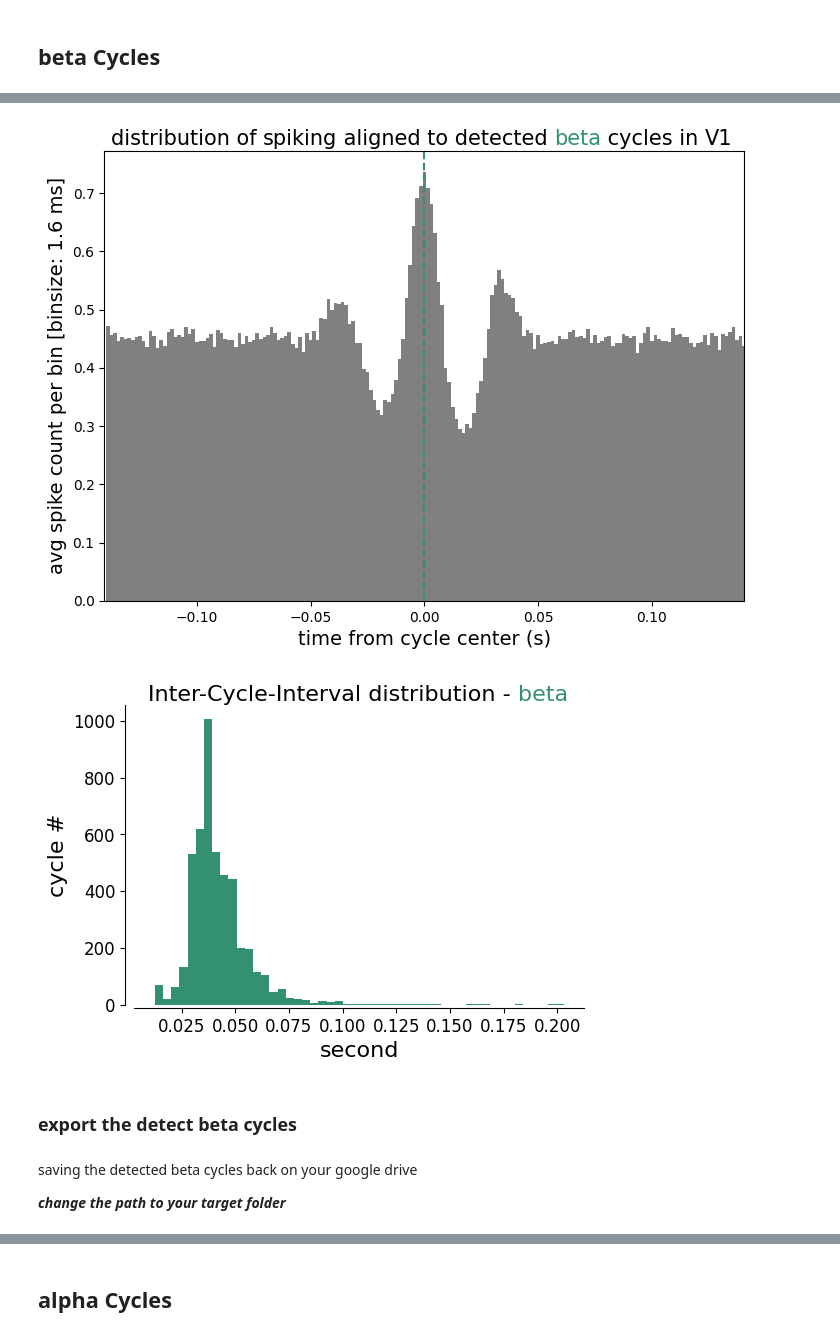
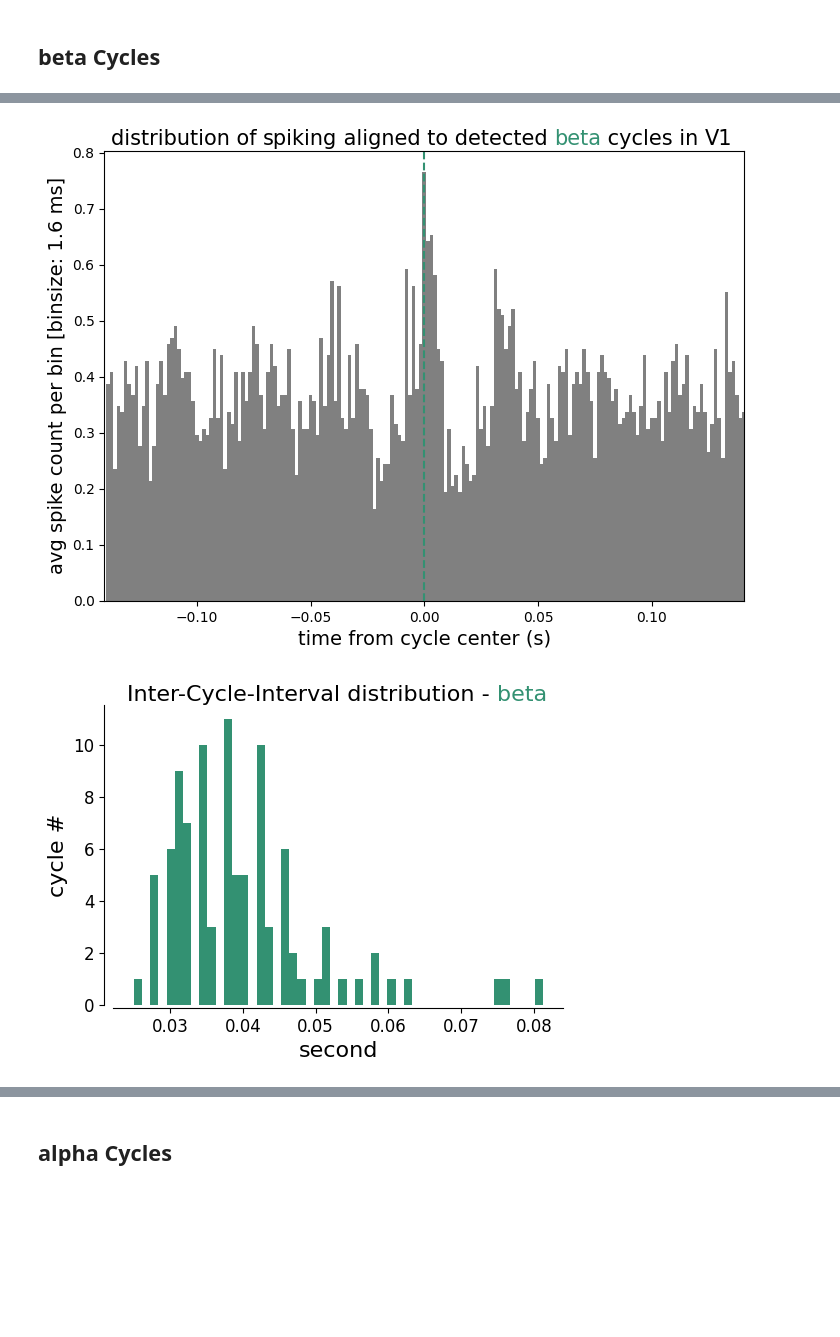
Before and after one commit to esiabri/isoCycle, a Jupyter notebook: isoCycle_yourData_Colab.ipynb, the cells around one changed output, grey strips where cells are left out. Drawn from its saved outputs; the diff is of its cells as text; code cells hidden in the pictures; blank space fills up the shorter version.

```diff
--- a/isoCycle_yourData_Colab.ipynb
+++ b/isoCycle_yourData_Colab.ipynb
@@ -57,17 +57,17 @@ if you are happy with the file upload in the previous cell skip this step, but i
 *   change the path to your .npy file address on google drive
   *   the path starts with the name you choose for the mounted drive "/YourNameForMount" and then "/MyDrive/YourFolders/.../YourFile.npy"
 # %%
-# # mount your google drive
-# from google.colab import drive, files
-# drive.mount('/YourNameForMount')
+# mount your google drive
+from google.colab import drive, files
+drive.mount('/YourNameForMount')
 
-# # after generating the .npy file contaning your spike times put it on your google drive and replace the path below with the path to your file
-# spikeTimes_fileAdd = '/YourNameForMount/MyDrive/MyFolder/spikesTimes_isoCycleInput.npy'
+# after generating the .npy file contaning your spike times put it on your google drive and replace the path below with the path to your file
+spikeTimes_fileAdd = '/YourNameForMount/MyDrive/MyFolder/spikesTimes_isoCycleInput.npy'
 
-# import os
-# directory_path = os.path.dirname(spikeTimes_fileAdd)
+import os
+directory_path = os.path.dirname(spikeTimes_fileAdd)
 
-# # the results are saved in the same directory as your input file as .npy file, if you want the cycle times in .mat file, change the out_format below
-# # if you want to get prompted to download the result, set the downlaod_cycleTime to True
-# download_cycleTimes = False
-# output_format = 'Python' #change this to Matlab if you want to downlaod the cycle times in a .mat file
+# the results are saved in the same directory as your input file as .npy file, if you want the cycle times in .mat file, change the out_format below
+# if you want to also download the result file, set the downlaod_cycleTimes to True
+download_cycleTimes = False
+output_format = 'Python' #change this to Matlab if you want to have the cycle times in a .mat file
@@ -126,7 +121,7 @@ if download_cycleTimes == True:
 ## beta Cycles
 # %%
 # suggested length for testing beta cycle detection
-dataLengthToSearch = 200 # seconds
+dataLengthToSearch = 4 # seconds
 
 # if you want to run on the whole session, change the "wholeSession" variable to "True"
 wholeSession = False
@@ -134,4 +129,22 @@ wholeSession = False
 detectedCyclesTimes_beta = decoder.cycleDetection(spikesTimes, cycleName='beta',\
                                                       wholeSession=wholeSession, cycleDetectionDur=dataLengthToSearch,\
                                                           limitedRAM=True)
+
+# save the results
+if output_format == 'Python':
+    targetFileName = 'betaCyclesTimes.npy'
+    cycleTimes_fileAdd = os.path.join(directory_path, targetFileName)
+    np.save(cycleTimes_fileAdd,detectedCyclesTimes_beta)
+
+elif output_format == 'Matlab':
+    from scipy.io import savemat
+
+    targetFileName = 'betaCyclesTimes.mat'
+    cycleTimes_fileAdd = os.path.join(directory_path, targetFileName)
+    savemat(cycleTimes_fileAdd,\
+            {'detectedCyclesTimes_beta':detectedCyclesTimes_beta})
+
+# download the results
+if download_cycleTimes == True:
+    files.download(cycleTimes_fileAdd)
 # %% [output]
@@ -140,8 +153,2 @@ detectedCyclesTimes_beta = decoder.cycleDetection(spikesTimes, cycleName='beta',
-[figure, old version]
+[figure, new version]
-[figure, old version]
+[figure, new version]
-# %% [markdown]
-### export the detect beta cycles
-# %% [markdown]
-saving the detected beta cycles back on your google drive
-
-***change the path to your target folder***
```
Also changed, not shown: parts of 29 cells of this notebook.
